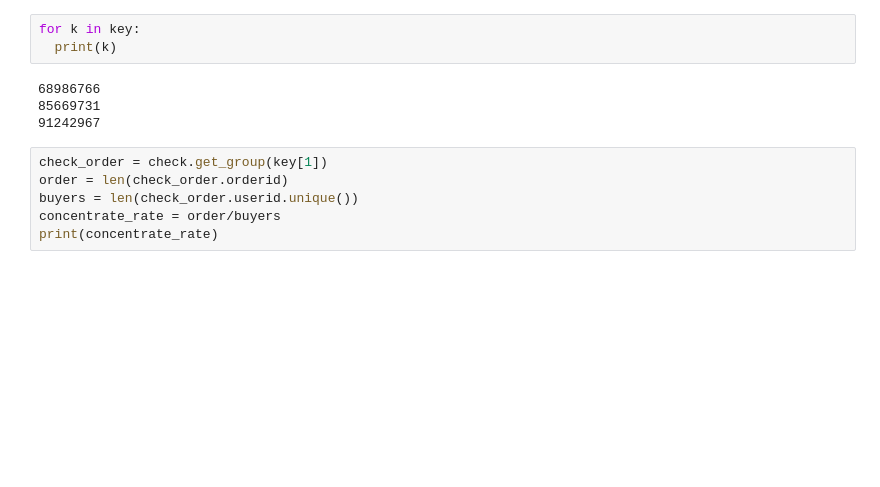
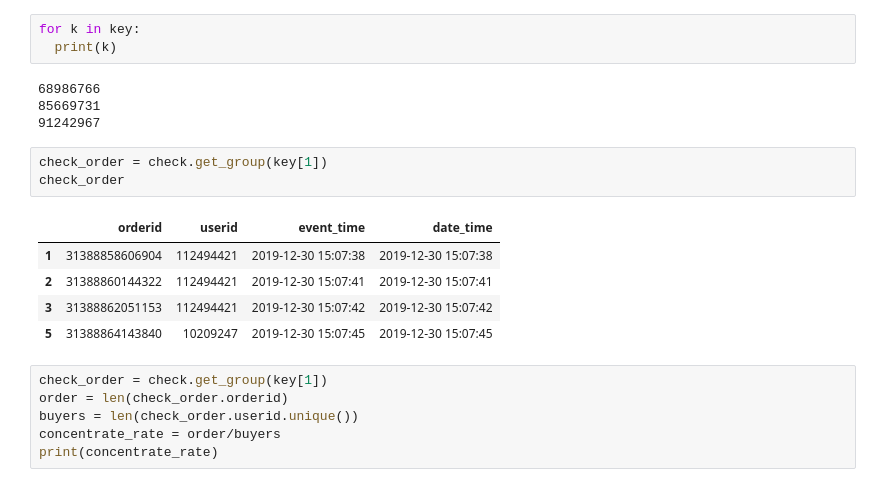
Before and after one commit to ee2110/Kaggle_projects_competition, a Jupyter notebook: Shopee_Code_League_2020/Order_Brushing/CYTeam_Order_Brushing.ipynb, the cells around one changed output. Drawn from its saved outputs; the diff is of its cells as text; blank space fills up the shorter version.

```diff
--- a/Shopee_Code_League_2020/Order_Brushing/CYTeam_Order_Brushing.ipynb
+++ b/Shopee_Code_League_2020/Order_Brushing/CYTeam_Order_Brushing.ipynb
@@ -178,6 +161,15 @@ for k in key:
 68986766
 85669731
 91242967
+# %%
+check_order = check.get_group(key[1])
+check_order
+# %% [output]
+|  | orderid | userid | event_time | date_time |
+| 1 | 31388858606904 | 112494421 | 2019-12-30 15:07:38 | 2019-12-30 15:07:38 |
+| 2 | 31388860144322 | 112494421 | 2019-12-30 15:07:41 | 2019-12-30 15:07:41 |
+| 3 | 31388862051153 | 112494421 | 2019-12-30 15:07:42 | 2019-12-30 15:07:42 |
+| 5 | 31388864143840 | 10209247 | 2019-12-30 15:07:45 | 2019-12-30 15:07:45 |
 # %%
 check_order = check.get_group(key[1])
 order = len(check_order.orderid)
```
Also changed, not shown: parts of 25 cells of this notebook.
